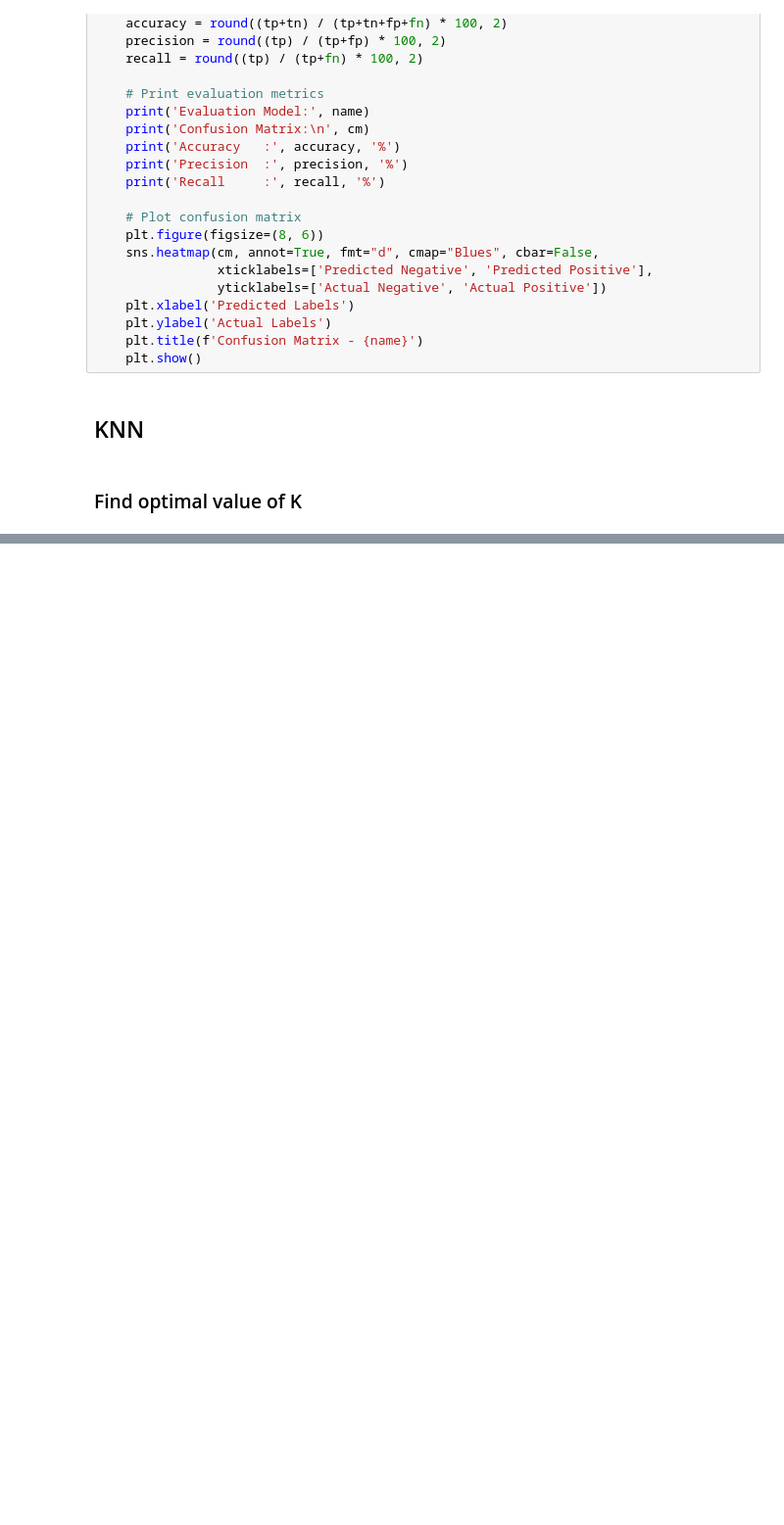
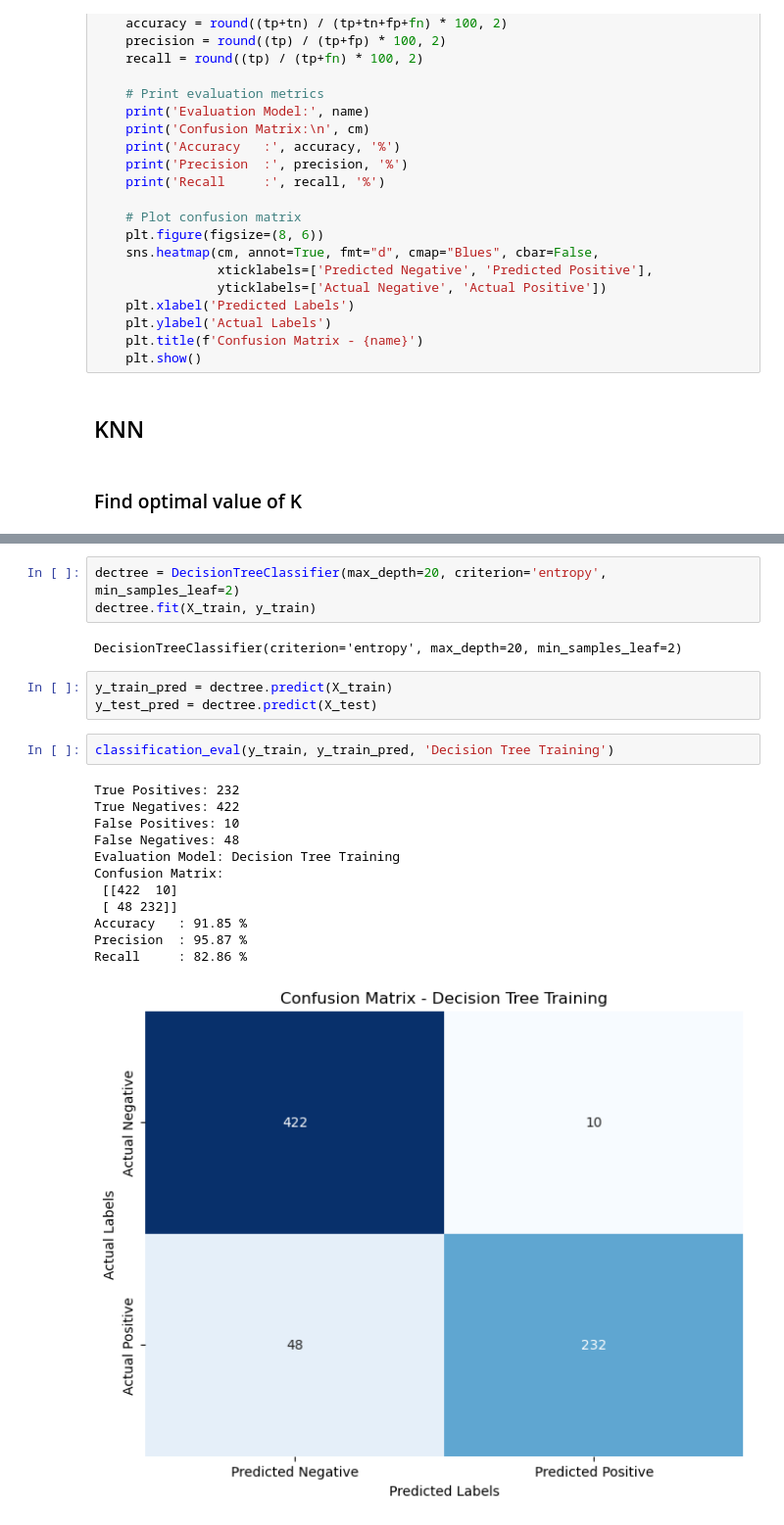
Before and after one commit to KhadafiZubaidiDev/my-projects, a Jupyter notebook: model-explanation/main.ipynb, the cells around one changed output, grey strips where cells are left out. Shown: that part at 98% size. Saved outputs shown, nothing was run; the diff lists cells and outputs as text; blank space fills up the shorter version.

```diff
--- a/model-explanation/main.ipynb
+++ b/model-explanation/main.ipynb
@@ -220,0 +291,23 @@ def classification_eval(aktual, prediksi, name):
+# %%
+dectree = DecisionTreeClassifier(max_depth=20, criterion='entropy', min_samples_leaf=2)
+dectree.fit(X_train, y_train)
+# %% [output]
+DecisionTreeClassifier(criterion='entropy', max_depth=20, min_samples_leaf=2)
+# %%
+y_train_pred = dectree.predict(X_train)
+y_test_pred = dectree.predict(X_test)
+# %%
+classification_eval(y_train, y_train_pred, 'Decision Tree Training')
+# %% [output]
+True Positives: 232
+True Negatives: 422
+False Positives: 10
+False Negatives: 48
+Evaluation Model: Decision Tree Training
+Confusion Matrix:
+ [[422  10]
+ [ 48 232]]
+Accuracy   : 91.85 %
+Precision  : 95.87 %
+Recall     : 82.86 %
+[figure, added]
```
Also changed, not shown: parts of 10 cells of this notebook.
